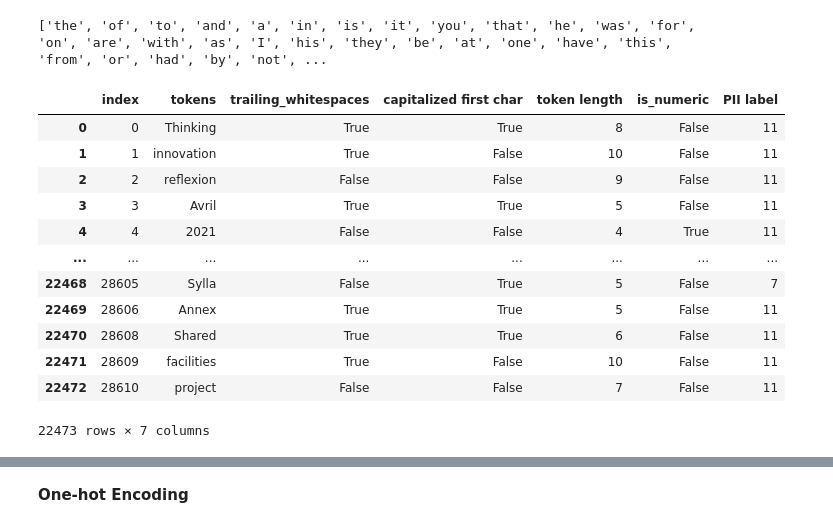
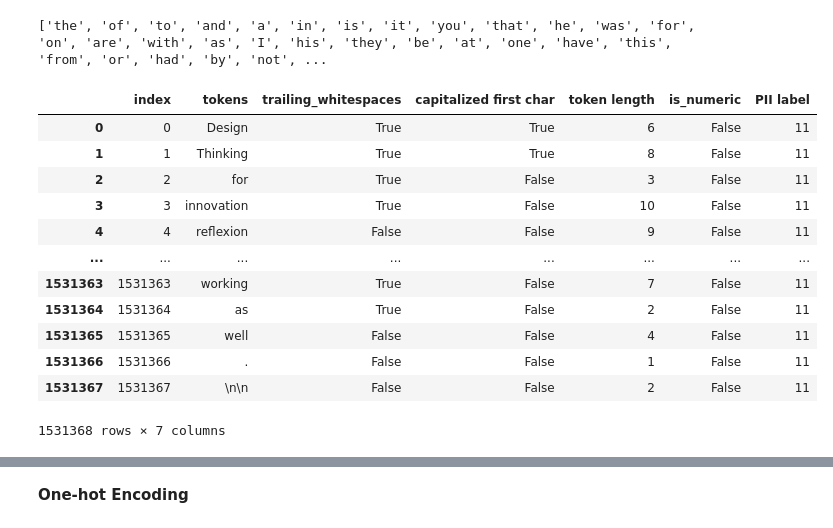
Before and after one commit to vik01/PII-data-detection, a Jupyter notebook: baseline-model.ipynb, the cells around one changed output, grey strips where cells are left out. Drawn from its saved outputs; the diff is of its cells as text; code cells hidden in the pictures.

Commit message:
model change testing

```diff
--- a/baseline-model.ipynb
+++ b/baseline-model.ipynb
@@ -62,7 +62,8 @@ def engineer_data_for_model(data):
     first_doc = data[0]
 
     # Get rid of common words
-    tokens, white_spaces, labels = common_word_drop(first_doc['tokens'], first_doc['trailing_whitespace'], first_doc['labels'])
+    # tokens, white_spaces, labels = common_word_drop(first_doc['tokens'], first_doc['trailing_whitespace'], first_doc['labels'])
+    tokens, white_spaces, labels = first_doc['tokens'], first_doc['trailing_whitespace'], first_doc['labels']
 
     # Create the initial dataframe from the above data
     first_doc_data = {
@@ -79,7 +80,8 @@ def engineer_data_for_model(data):
     for document in data[1: len(data) - 1]:
 
         # Get rid of common words
-        tokens, white_spaces, labels = common_word_drop(first_doc['tokens'], first_doc['trailing_whitespace'], first_doc['labels'])
+        # tokens, white_spaces, labels = common_word_drop(document['tokens'], document['trailing_whitespace'], document['labels'])
+        tokens, white_spaces, labels = document['tokens'], document['trailing_whitespace'], document['labels']
 
         # Collect the data in the same way
         doc_data = {
@@ -95,27 +97,25 @@ def engineer_data_for_model(data):
         # Concatenate all the data into one single dataframe
         raw_df = pd.concat([raw_df, df], ignore_index=True, sort=False)
 
-    raw_df = raw_df[raw_df["token length"] > 2]
-
     # Return the concatenated dataframe
     return raw_df
 # %%
 # Get the training data and get rid of some unneeded number values
-data = engineer_data_for_model(raw_data[0:100]).reset_index()
+data = engineer_data_for_model(raw_data[0:2000]).reset_index()
 
 # Show the data
 data
 # %% [output]
 |  | index | tokens | trailing_whitespaces | capitalized first char | token length | is_numeric | PII label |
-| 0 | 0 | Thinking | True | True | 8 | False | 11 |
-| 1 | 1 | innovation | True | False | 10 | False | 11 |
-| 2 | 2 | reflexion | False | False | 9 | False | 11 |
-| 3 | 3 | Avril | True | True | 5 | False | 11 |
-| 4 | 4 | 2021 | False | False | 4 | True | 11 |
+| 0 | 0 | Design | True | True | 6 | False | 11 |
+| 1 | 1 | Thinking | True | True | 8 | False | 11 |
+| 2 | 2 | for | True | False | 3 | False | 11 |
+| 3 | 3 | innovation | True | False | 10 | False | 11 |
+| 4 | 4 | reflexion | False | False | 9 | False | 11 |
 | ... | ... | ... | ... | ... | ... | ... | ... |
-| 22468 | 28605 | Sylla | False | True | 5 | False | 7 |
-| 22469 | 28606 | Annex | True | True | 5 | False | 11 |
-| 22470 | 28608 | Shared | True | True | 6 | False | 11 |
-| 22471 | 28609 | facilities | True | False | 10 | False | 11 |
-| 22472 | 28610 | project | False | False | 7 | False | 11 |
+| 1531363 | 1531363 | working | True | False | 7 | False | 11 |
+| 1531364 | 1531364 | as | True | False | 2 | False | 11 |
+| 1531365 | 1531365 | well | False | False | 4 | False | 11 |
+| 1531366 | 1531366 | . | False | False | 1 | False | 11 |
+| 1531367 | 1531367 | \n\n | False | False | 2 | False | 11 |
-22473 rows × 7 columns
+1531368 rows × 7 columns
```
Also changed, not shown: parts of 13 cells of this notebook.
